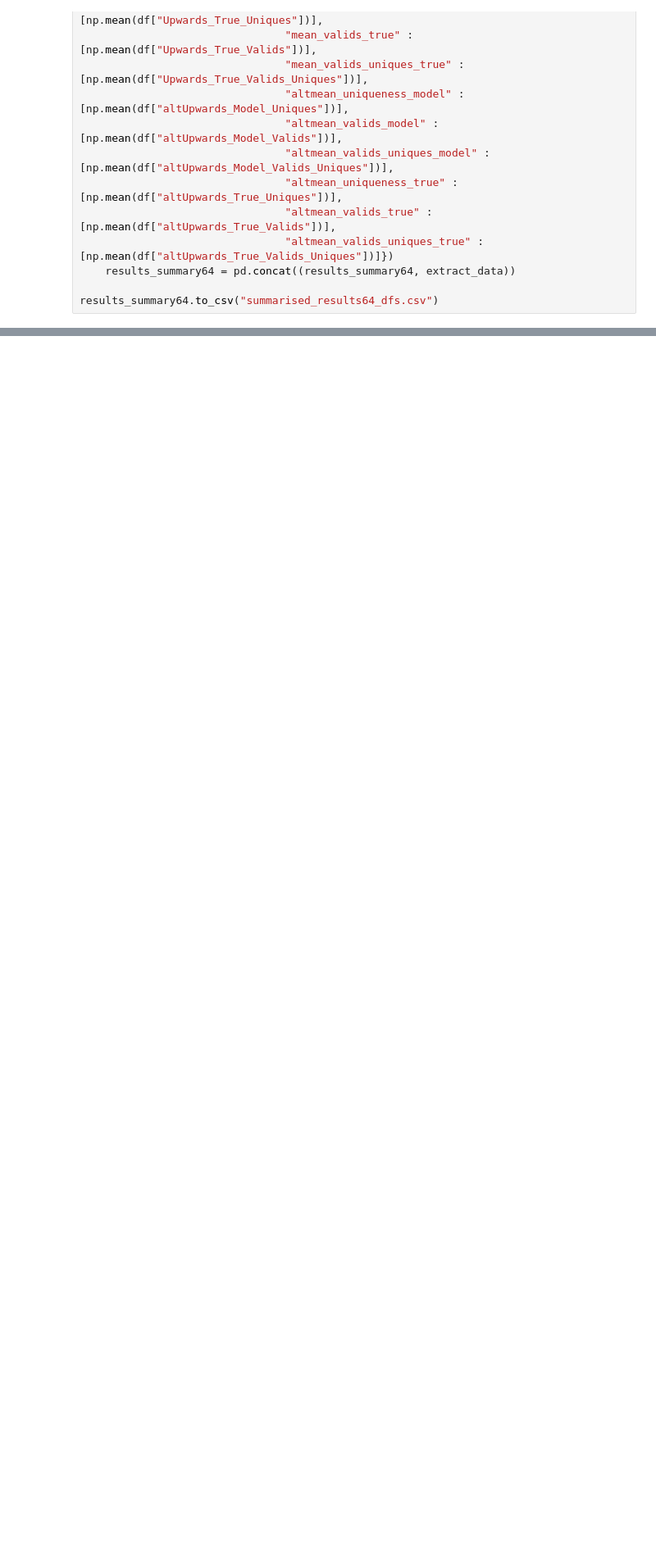
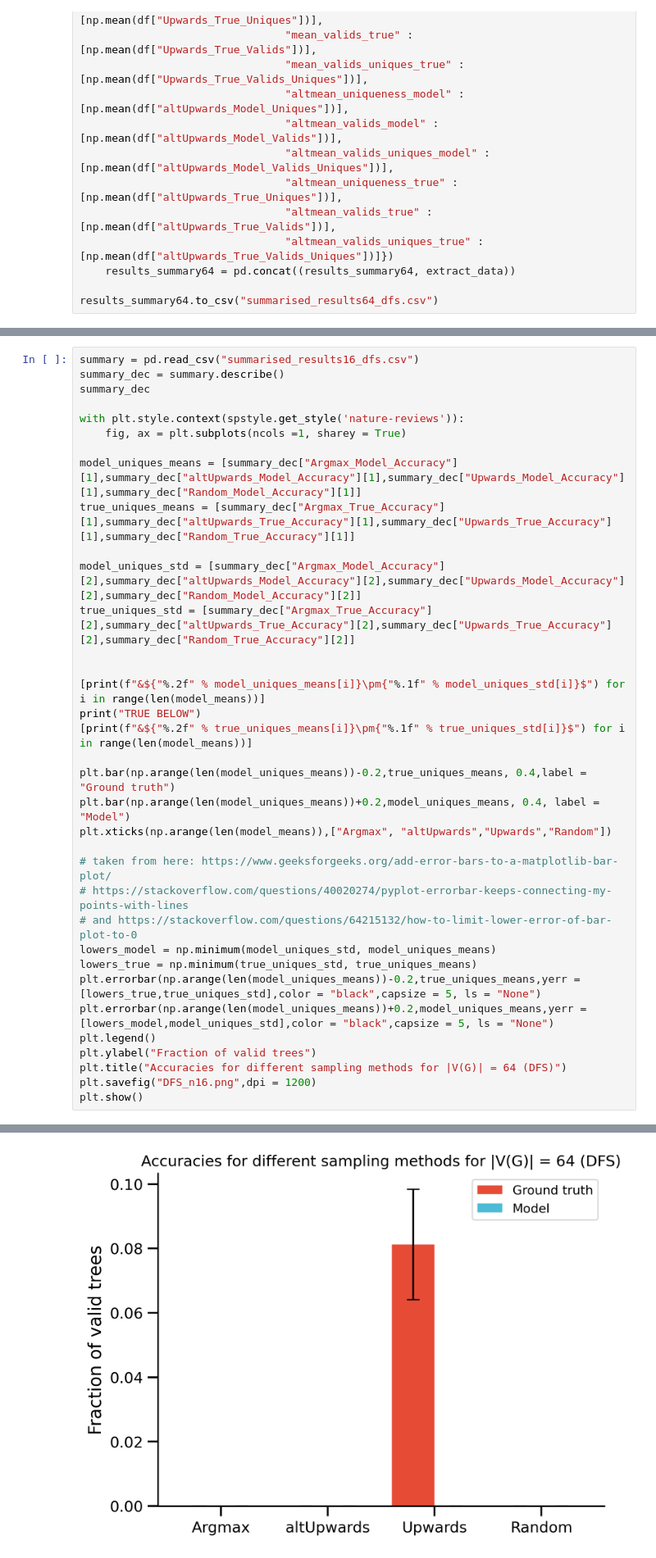
Before and after one commit to ZenoMK/NAR_Multiple_Solutions, a Jupyter notebook: results/viz.ipynb, the cells around one changed output, grey strips where cells are left out. Shown: that part at 82% size. Drawn from its saved outputs; the diff is of its cells as text; blank space fills up the shorter version.

```diff
--- a/results/viz.ipynb
+++ b/results/viz.ipynb
@@ -354,0 +410,36 @@ results_summary64.to_csv("summarised_results64_dfs.csv")
+# %%
+summary = pd.read_csv("summarised_results16_dfs.csv")
+summary_dec = summary.describe()
+summary_dec
+
+with plt.style.context(spstyle.get_style('nature-reviews')):
+    fig, ax = plt.subplots(ncols =1, sharey = True)
+
+model_uniques_means = [summary_dec["Argmax_Model_Accuracy"][1],summary_dec["altUpwards_Model_Accuracy"][1],summary_dec["Upwards_Model_Accuracy"][1],summary_dec["Random_Model_Accuracy"][1]]
+true_uniques_means = [summary_dec["Argmax_True_Accuracy"][1],summary_dec["altUpwards_True_Accuracy"][1],summary_dec["Upwards_True_Accuracy"][1],summary_dec["Random_True_Accuracy"][1]]
+
+model_uniques_std = [summary_dec["Argmax_Model_Accuracy"][2],summary_dec["altUpwards_Model_Accuracy"][2],summary_dec["Upwards_Model_Accuracy"][2],summary_dec["Random_Model_Accuracy"][2]]
+true_uniques_std = [summary_dec["Argmax_True_Accuracy"][2],summary_dec["altUpwards_True_Accuracy"][2],summary_dec["Upwards_True_Accuracy"][2],summary_dec["Random_True_Accuracy"][2]]
+
+
+[print(f"&${"%.2f" % model_uniques_means[i]}\pm{"%.1f" % model_uniques_std[i]}$") for i in range(len(model_means))]
+print("TRUE BELOW")
+[print(f"&${"%.2f" % true_uniques_means[i]}\pm{"%.1f" % true_uniques_std[i]}$") for i in range(len(model_means))]
+
+plt.bar(np.arange(len(model_uniques_means))-0.2,true_uniques_means, 0.4,label = "Ground truth")
+plt.bar(np.arange(len(model_uniques_means))+0.2,model_uniques_means, 0.4, label = "Model")
+plt.xticks(np.arange(len(model_means)),["Argmax", "altUpwards","Upwards","Random"])
+
+# taken from here: https://www.geeksforgeeks.org/add-error-bars-to-a-matplotlib-bar-plot/
+# https://stackoverflow.com/questions/40020274/pyplot-errorbar-keeps-connecting-my-points-with-lines
+# and https://stackoverflow.com/questions/64215132/how-to-limit-lower-error-of-bar-plot-to-0
+lowers_model = np.minimum(model_uniques_std, model_uniques_means)
+lowers_true = np.minimum(true_uniques_std, true_uniques_means)
+plt.errorbar(np.arange(len(model_uniques_means))-0.2,true_uniques_means,yerr = [lowers_true,true_uniques_std],color = "black",capsize = 5, ls = "None")
+plt.errorbar(np.arange(len(model_uniques_means))+0.2,model_uniques_means,yerr = [lowers_model,model_uniques_std],color = "black",capsize = 5, ls = "None")
+plt.legend()
+plt.ylabel("Fraction of valid trees")
+plt.title("Accuracies for different sampling methods for |V(G)| = 64 (DFS)")
+plt.savefig("DFS_n16.png",dpi = 1200)
+plt.show()
+# %% [output]
@@ -354,0 +455 @@ results_summary64.to_csv("summarised_results64_dfs.csv")
+[figure, added]
```
Also changed, not shown: parts of 10 cells of this notebook, 21 other files.
